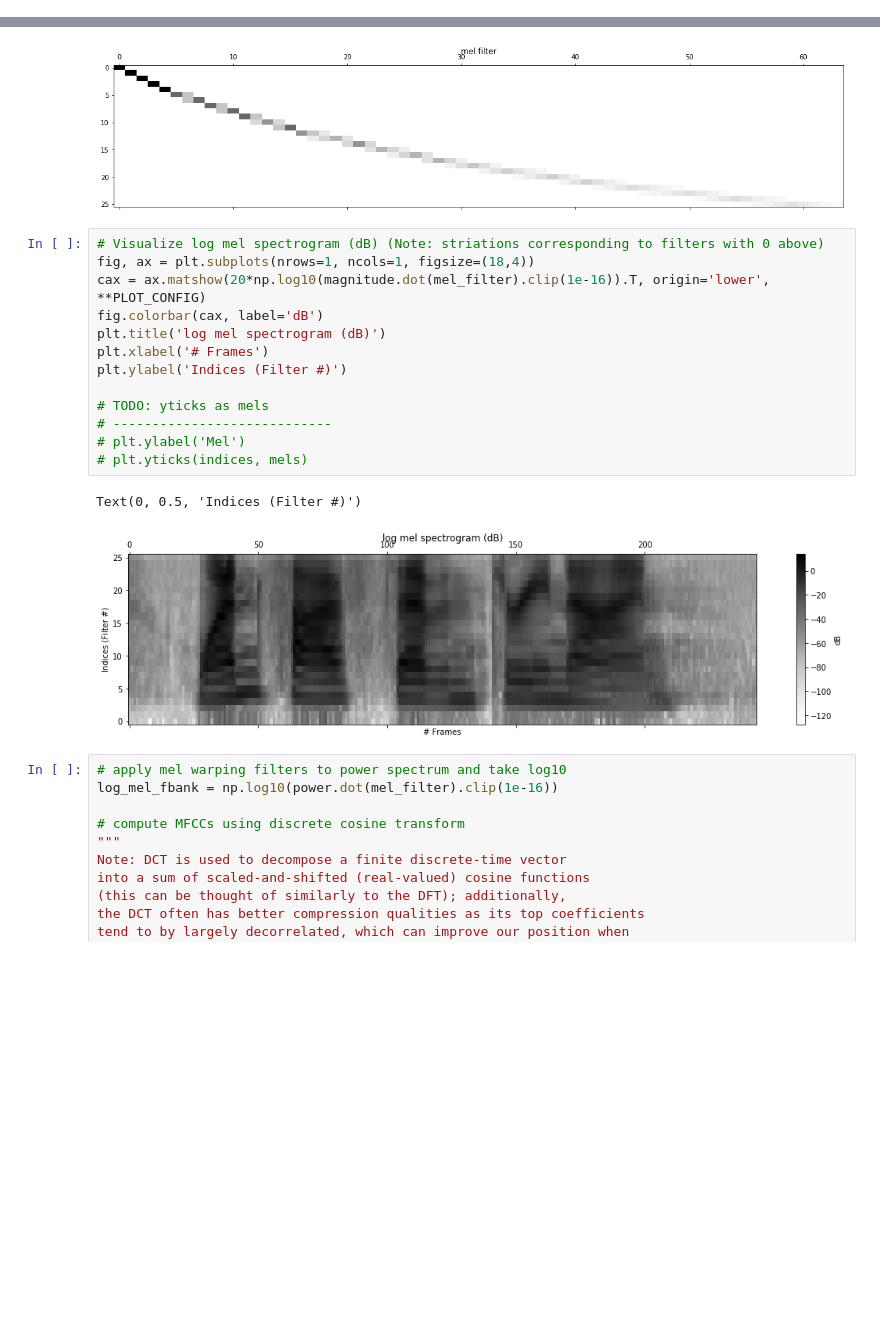
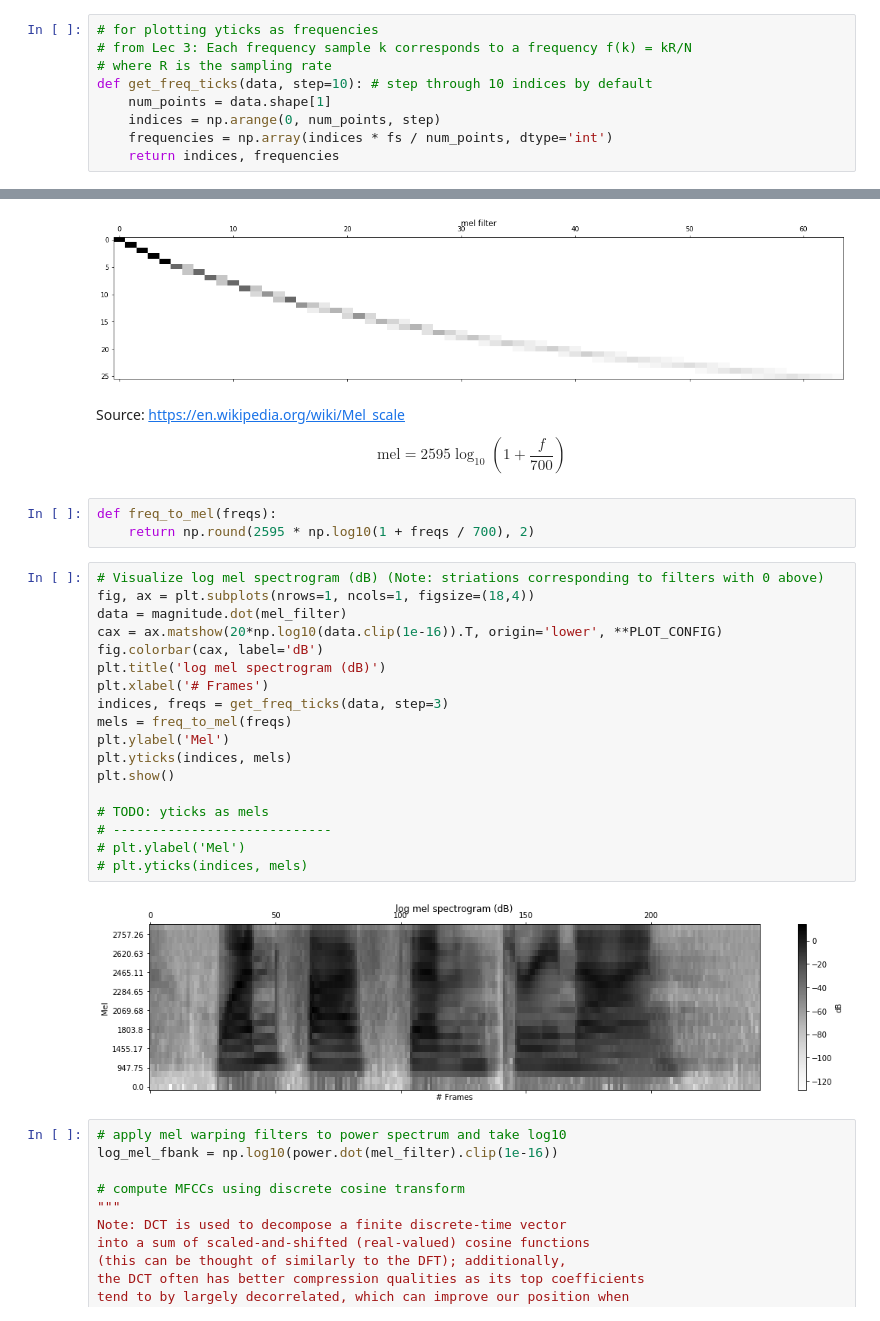
Before and after one commit to RuolinZheng08/ttic31110-speech-technologies, a Jupyter notebook: hw2/hw2.ipynb, the cells around one changed output, grey strips where cells are left out. Saved outputs shown, nothing was run; the diff lists cells and outputs as text; blank space fills up the shorter version.

Commit message:
Add yticks of freq and mel

```diff
--- a/hw2/hw2.ipynb
+++ b/hw2/hw2.ipynb
@@ -289,3 +291,12 @@ power = magnitude**2 / size
+# %%
+# for plotting yticks as frequencies
+# from Lec 3: Each frequency sample k corresponds to a frequency f(k) = kR/N
+# where R is the sampling rate
+def get_freq_ticks(data, step=10): # step through 10 indices by default
+    num_points = data.shape[1]
+    indices = np.arange(0, num_points, step)
+    frequencies = np.array(indices * fs / num_points, dtype='int')
+    return indices, frequencies
 # %%
 # Visualize log spectrogram (dB)
 fig, ax = plt.subplots(nrows=1, ncols=1, figsize=(18,4))
@@ -313,22 +326,33 @@ ax.set_title('mel filter')
 # %% [output]
 Text(0.5, 1.05, 'mel filter')
 [figure]
+# %% [markdown]
+Source: https://en.wikipedia.org/wiki/Mel_scale
+
+$$\text{mel} = 2595 \log_{10} (1 + \frac{f}{700})$$
+# %%
+def freq_to_mel(freqs):
+    return np.round(2595 * np.log10(1 + freqs / 700), 2)
 # %%
 # Visualize log mel spectrogram (dB) (Note: striations corresponding to filters with 0 above)
 fig, ax = plt.subplots(nrows=1, ncols=1, figsize=(18,4))
-cax = ax.matshow(20*np.log10(magnitude.dot(mel_filter).clip(1e-16)).T, origin='lower', **PLOT_CONFIG)
+data = magnitude.dot(mel_filter)
+cax = ax.matshow(20*np.log10(data.clip(1e-16)).T, origin='lower', **PLOT_CONFIG)
 fig.colorbar(cax, label='dB')
 plt.title('log mel spectrogram (dB)')
 plt.xlabel('# Frames')
-plt.ylabel('Indices (Filter #)')
+indices, freqs = get_freq_ticks(data, step=3)
+mels = freq_to_mel(freqs)
+plt.ylabel('Mel')
+plt.yticks(indices, mels)
+plt.show()
 
 # TODO: yticks as mels
 # ----------------------------
 # plt.ylabel('Mel')
 # plt.yticks(indices, mels)
 # %% [output]
-Text(0, 0.5, 'Indices (Filter #)')
-[figure, old version]
+[figure, new version]
 # %%
 # apply mel warping filters to power spectrum and take log10
 log_mel_fbank = np.log10(power.dot(mel_filter).clip(1e-16))
```
Also changed, not shown: parts of 3 cells of this notebook.
